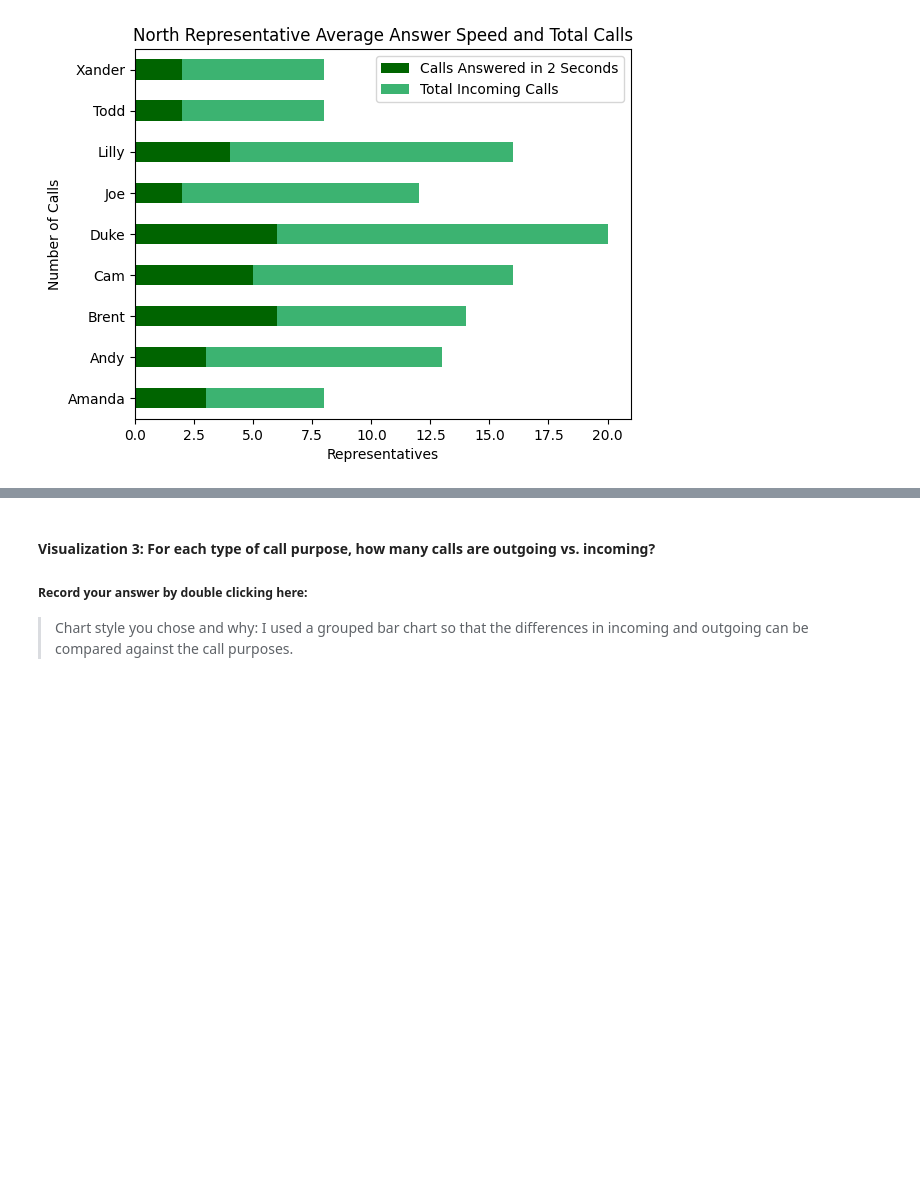
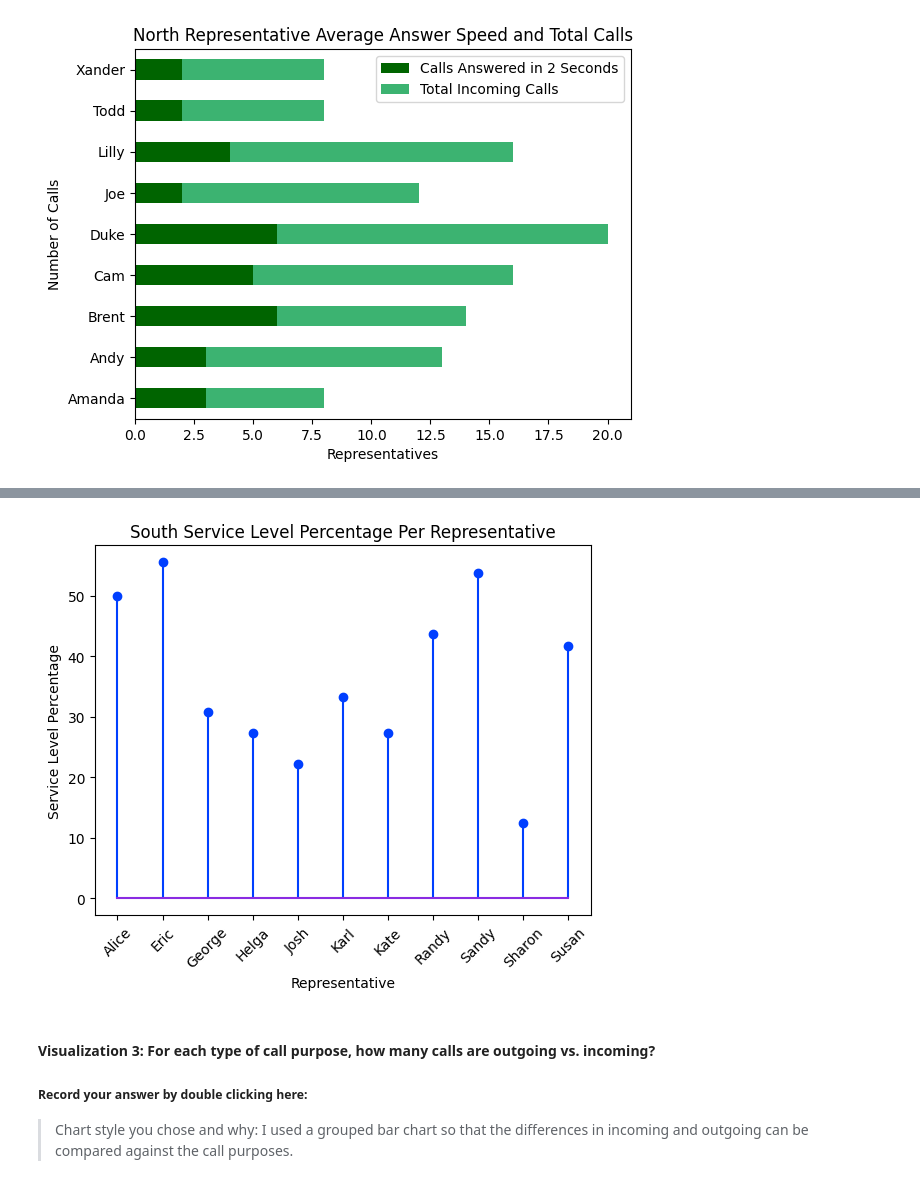
Before and after one commit to Kap19kp/Call_center_Assignment2, a Jupyter notebook: Call_Center_Cleanup.ipynb, the cells around one changed output, grey strips where cells are left out. Cells and saved outputs as stored; diff of their text form; code cells hidden in the pictures; blank space fills up the shorter version.

```diff
--- a/Call_Center_Cleanup.ipynb
+++ b/Call_Center_Cleanup.ipynb
@@ -801,3 +824,13 @@ plt.show()
+# %%
+plt.stem(service_lvl_1.index, service_lvl_1['Service Level %'])
+plt.title('South Service Level Percentage Per Representative')
+plt.xticks(rotation=45)
+plt.xlabel('Representative')
+plt.ylabel('Service Level Percentage')
+plt.savefig('lollipop2.png')
+plt.show()
+# %% [output]
+[figure, added]
 # %% [markdown]
 #### Visualization 3: For each type of call purpose, how many calls are outgoing vs. incoming?
 ##### Record your answer by double clicking here:
```
Also changed, not shown: parts of 81 cells of this notebook, 3 other files.
